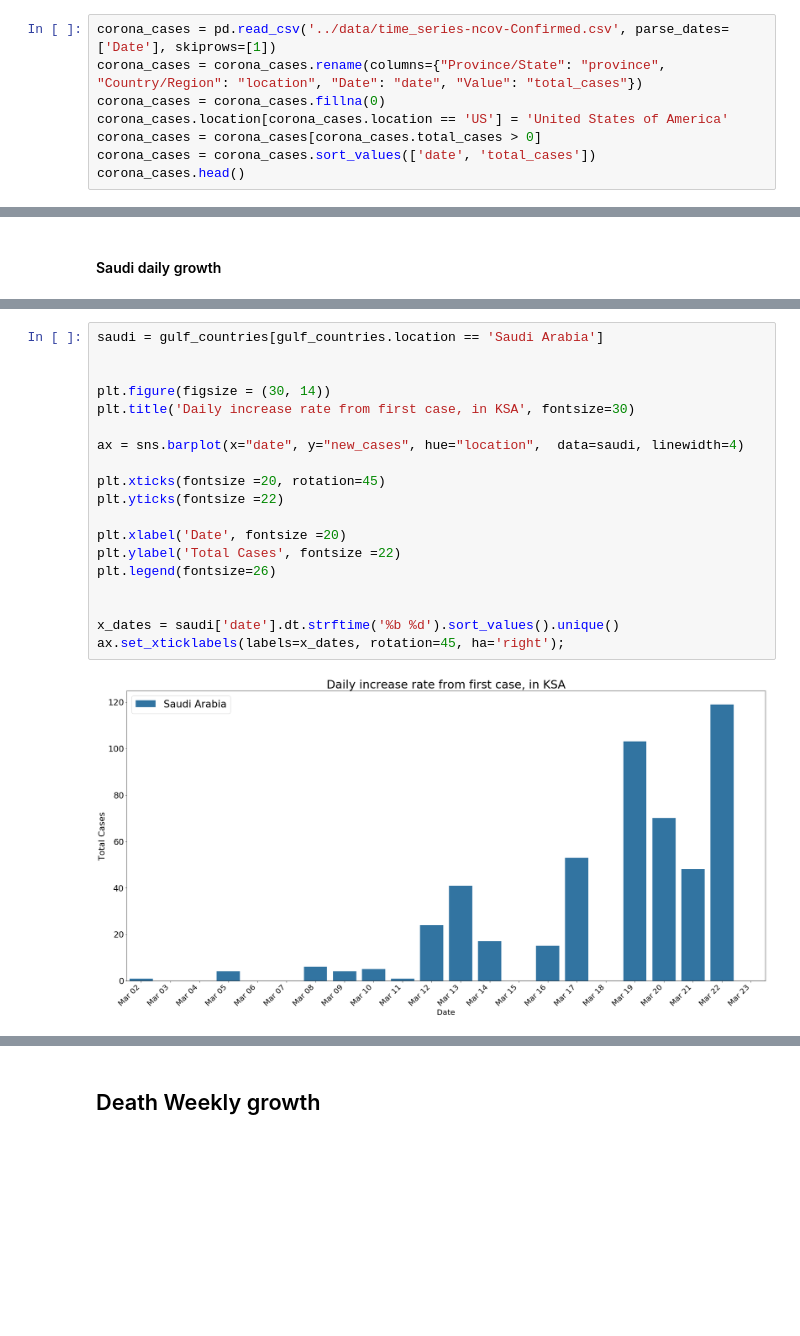
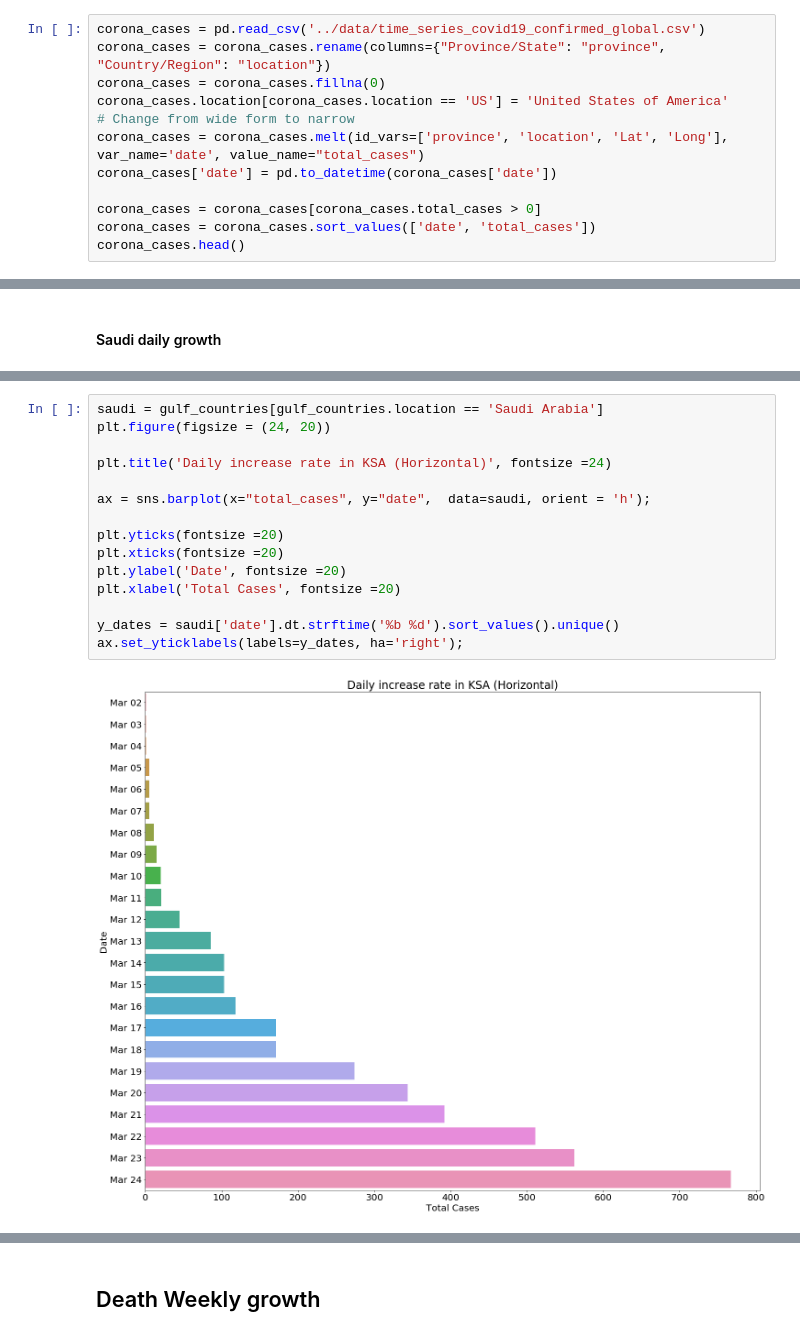
Before and after one commit to MohammedAlawami/corona-data-challenge, a Jupyter notebook: Notebooks/coronavirus_analysis.ipynb, the cells around one changed output, grey strips where cells are left out. Saved outputs shown, nothing was run; the diff lists cells and outputs as text; blank space fills up the shorter version.

Commit message:
added visualizations, added records

```diff
--- a/Notebooks/coronavirus_analysis.ipynb
+++ b/Notebooks/coronavirus_analysis.ipynb
@@ -26,10 +25,14 @@ with open('../data/time_series-ncov-Death.csv', 'wb') as f:
 # %% [markdown]
 ## Reading and organizing the dataset
 # %%
-corona_cases = pd.read_csv('../data/time_series-ncov-Confirmed.csv', parse_dates=['Date'], skiprows=[1])
-corona_cases = corona_cases.rename(columns={"Province/State": "province", "Country/Region": "location", "Date": "date", "Value": "total_cases"})
+corona_cases = pd.read_csv('../data/time_series_covid19_confirmed_global.csv')
+corona_cases = corona_cases.rename(columns={"Province/State": "province", "Country/Region": "location"})
 corona_cases = corona_cases.fillna(0)
 corona_cases.location[corona_cases.location == 'US'] = 'United States of America'
+# Change from wide form to narrow
+corona_cases = corona_cases.melt(id_vars=['province', 'location', 'Lat', 'Long'], var_name='date', value_name="total_cases")
+corona_cases['date'] = pd.to_datetime(corona_cases['date'])
+
 corona_cases = corona_cases[corona_cases.total_cases > 0]
 corona_cases = corona_cases.sort_values(['date', 'total_cases'])
 corona_cases.head()
@@ -479,21 +545,17 @@ ax.set_xticklabels(labels=x_dates, rotation=45, ha='right');
 # %%
 saudi = gulf_countries[gulf_countries.location == 'Saudi Arabia']
+plt.figure(figsize = (24, 20))
 
+plt.title('Daily increase rate in KSA (Horizontal)', fontsize =24)
 
-plt.figure(figsize = (30, 14))
-plt.title('Daily increase rate from first case, in KSA', fontsize=30)
+ax = sns.barplot(x="total_cases", y="date",  data=saudi, orient = 'h');
 
-ax = sns.barplot(x="date", y="new_cases", hue="location",  data=saudi, linewidth=4)
+plt.yticks(fontsize =20)
+plt.xticks(fontsize =20)
+plt.ylabel('Date', fontsize =20)
+plt.xlabel('Total Cases', fontsize =20)
 
-plt.xticks(fontsize =20, rotation=45)
-plt.yticks(fontsize =22)
-
-plt.xlabel('Date', fontsize =20)
-plt.ylabel('Total Cases', fontsize =22)
-plt.legend(fontsize=26)
-
-
-x_dates = saudi['date'].dt.strftime('%b %d').sort_values().unique()
-ax.set_xticklabels(labels=x_dates, rotation=45, ha='right');
+y_dates = saudi['date'].dt.strftime('%b %d').sort_values().unique()
+ax.set_yticklabels(labels=y_dates, ha='right');
 # %% [output]
-[figure, old version]
+[figure, new version]
```
Also changed, not shown: parts of 44 cells of this notebook, 5 other files.
